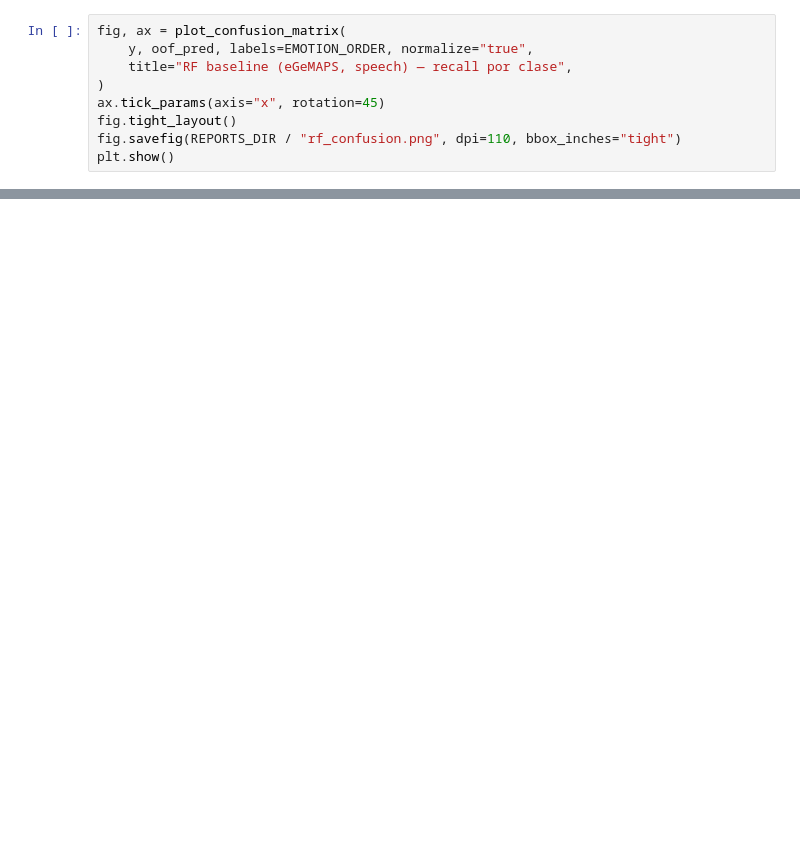
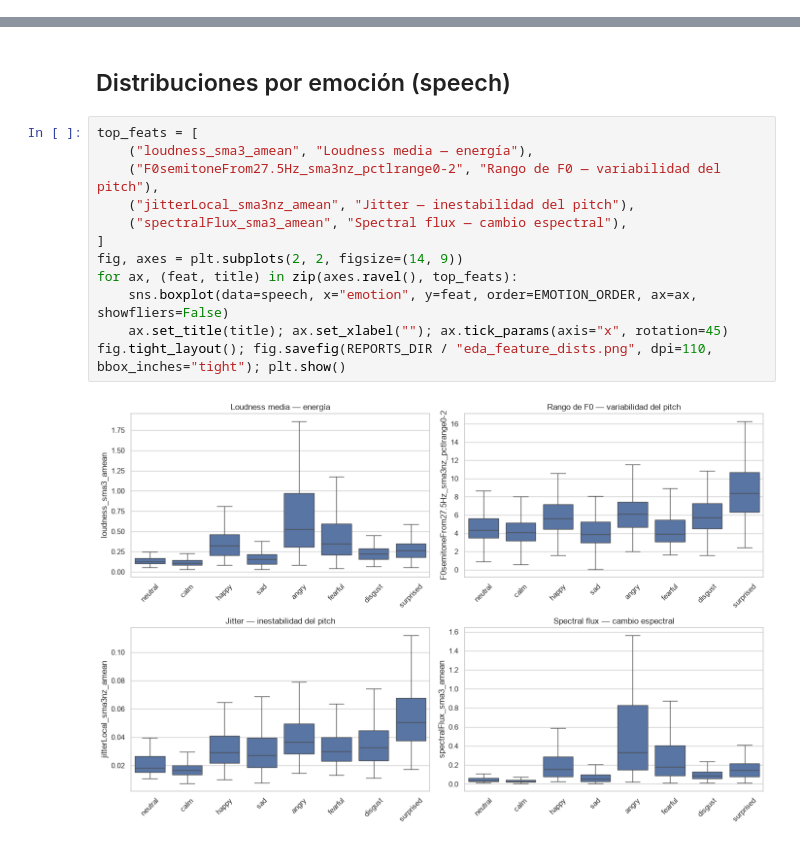
Before and after one commit to BautyGarcia/Gobbie, a Jupyter notebook: notebooks/main.ipynb, the cells around one changed output, grey strips where cells are left out. Saved outputs shown, nothing was run; the diff lists cells and outputs as text; blank space fills up the shorter version.

```diff
--- a/notebooks/main.ipynb
+++ b/notebooks/main.ipynb
@@ -345,9 +0,0 @@ Esperamos confusión fuerte entre clases de baja activación (sad/calm/neutral).
-# %%
-fig, ax = plot_confusion_matrix(
-    y, oof_pred, labels=EMOTION_ORDER, normalize="true",
-    title="RF baseline (eGeMAPS, speech) — recall por clase",
-)
-ax.tick_params(axis="x", rotation=45)
-fig.tight_layout()
-fig.savefig(REPORTS_DIR / "rf_confusion.png", dpi=110, bbox_inches="tight")
-plt.show()
@@ -355,0 +113,16 @@ plt.show()
+# %% [markdown]
+## Distribuciones por emoción (speech)
+# %%
+top_feats = [
+    ("loudness_sma3_amean", "Loudness media — energía"),
+    ("F0semitoneFrom27.5Hz_sma3nz_pctlrange0-2", "Rango de F0 — variabilidad del pitch"),
+    ("jitterLocal_sma3nz_amean", "Jitter — inestabilidad del pitch"),
+    ("spectralFlux_sma3_amean", "Spectral flux — cambio espectral"),
+]
+fig, axes = plt.subplots(2, 2, figsize=(14, 9))
+for ax, (feat, title) in zip(axes.ravel(), top_feats):
+    sns.boxplot(data=speech, x="emotion", y=feat, order=EMOTION_ORDER, ax=ax, showfliers=False)
+    ax.set_title(title); ax.set_xlabel(""); ax.tick_params(axis="x", rotation=45)
+fig.tight_layout(); fig.savefig(REPORTS_DIR / "eda_feature_dists.png", dpi=110, bbox_inches="tight"); plt.show()
+# %% [output]
+[figure, added]
```
Also changed, not shown: parts of 49 cells of this notebook, 4 other files.
